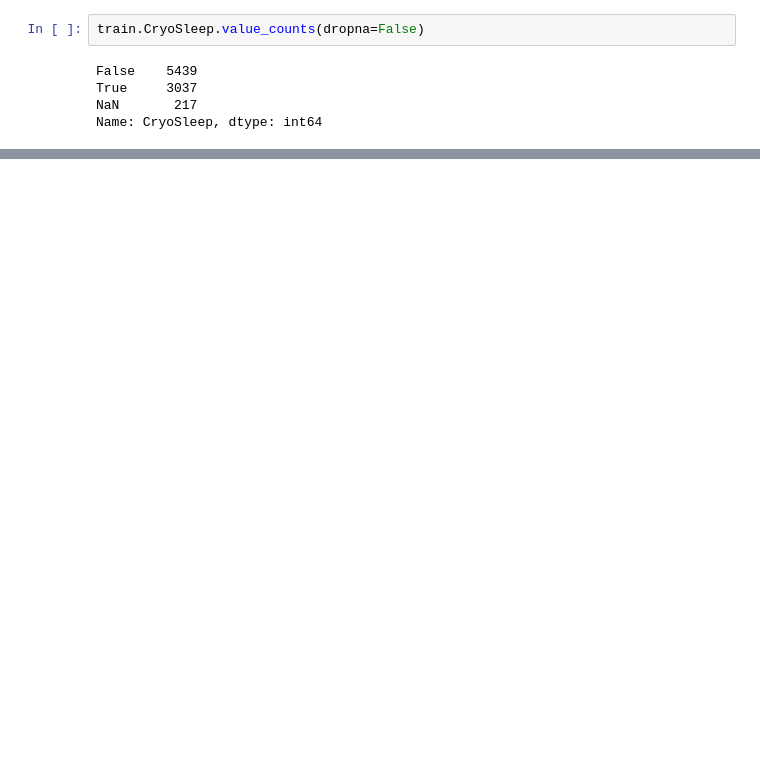
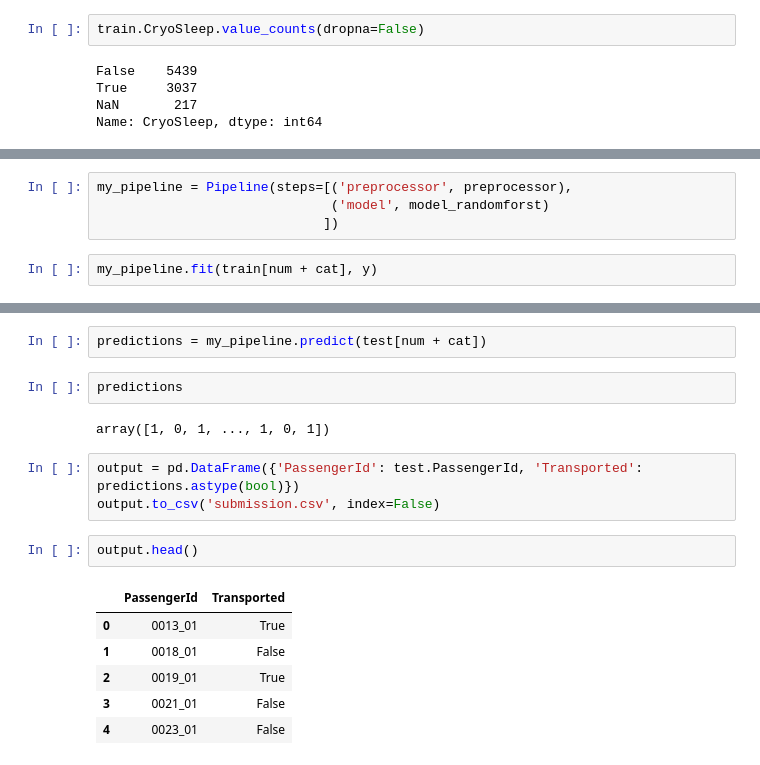
Before and after one commit to memlein/Kaggle, a Jupyter notebook: Spaceship Titanic/spaceship.ipynb, the cells around one changed output, grey strips where cells are left out. Saved outputs shown, nothing was run; the diff lists cells and outputs as text; blank space fills up the shorter version.

```diff
--- a/Spaceship Titanic/spaceship.ipynb
+++ b/Spaceship Titanic/spaceship.ipynb
@@ -83,0 +196,6 @@ Name: CryoSleep, dtype: int64
+# %%
+my_pipeline = Pipeline(steps=[('preprocessor', preprocessor),
+                              ('model', model_randomforst)
+                             ])
+# %%
+my_pipeline.fit(train[num + cat], y)
@@ -83,0 +219,18 @@ Name: CryoSleep, dtype: int64
+# %%
+predictions = my_pipeline.predict(test[num + cat])
+# %%
+predictions
+# %% [output]
+array([1, 0, 1, ..., 1, 0, 1])
+# %%
+output = pd.DataFrame({'PassengerId': test.PassengerId, 'Transported': predictions.astype(bool)})
+output.to_csv('submission.csv', index=False)
+# %%
+output.head()
+# %% [output]
+|  | PassengerId | Transported |
+| 0 | 0013_01 | True |
+| 1 | 0018_01 | False |
+| 2 | 0019_01 | True |
+| 3 | 0021_01 | False |
+| 4 | 0023_01 | False |
```
Also changed, not shown: parts of 26 cells of this notebook, 1 other file.
